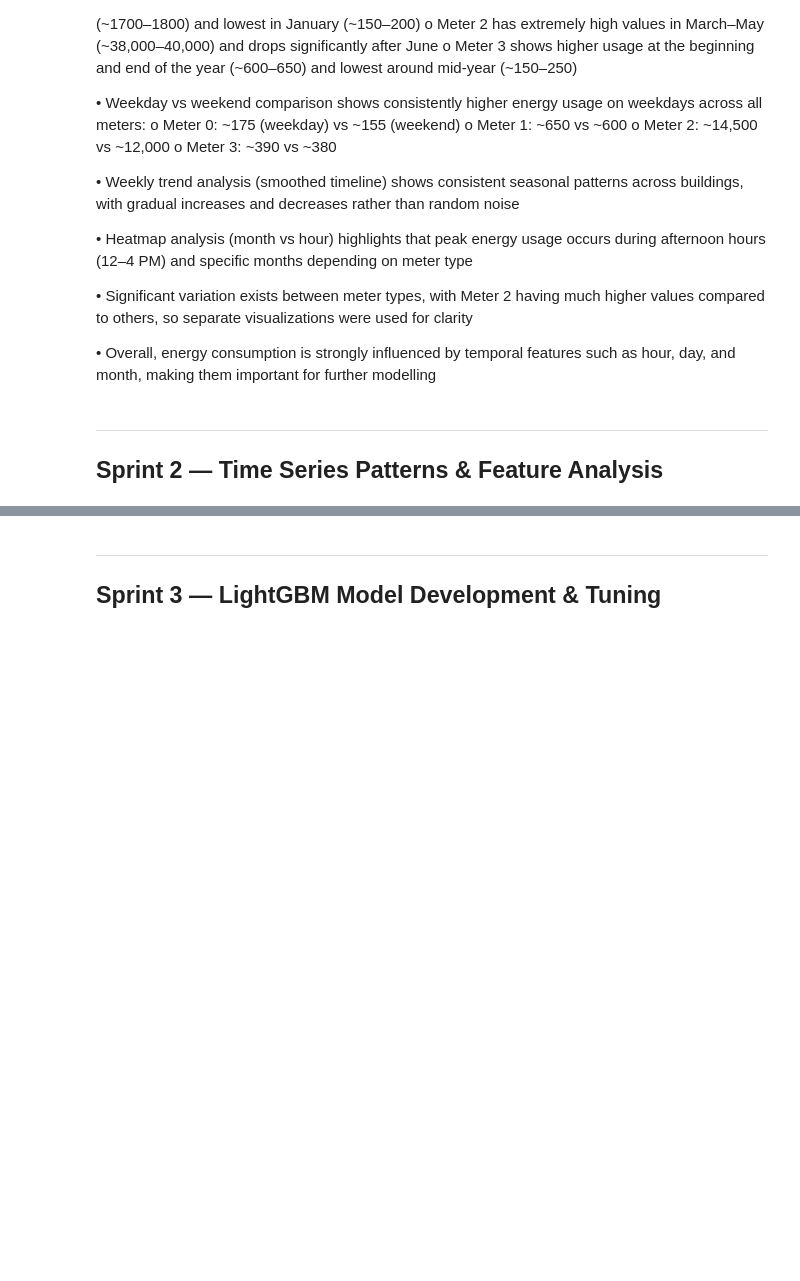
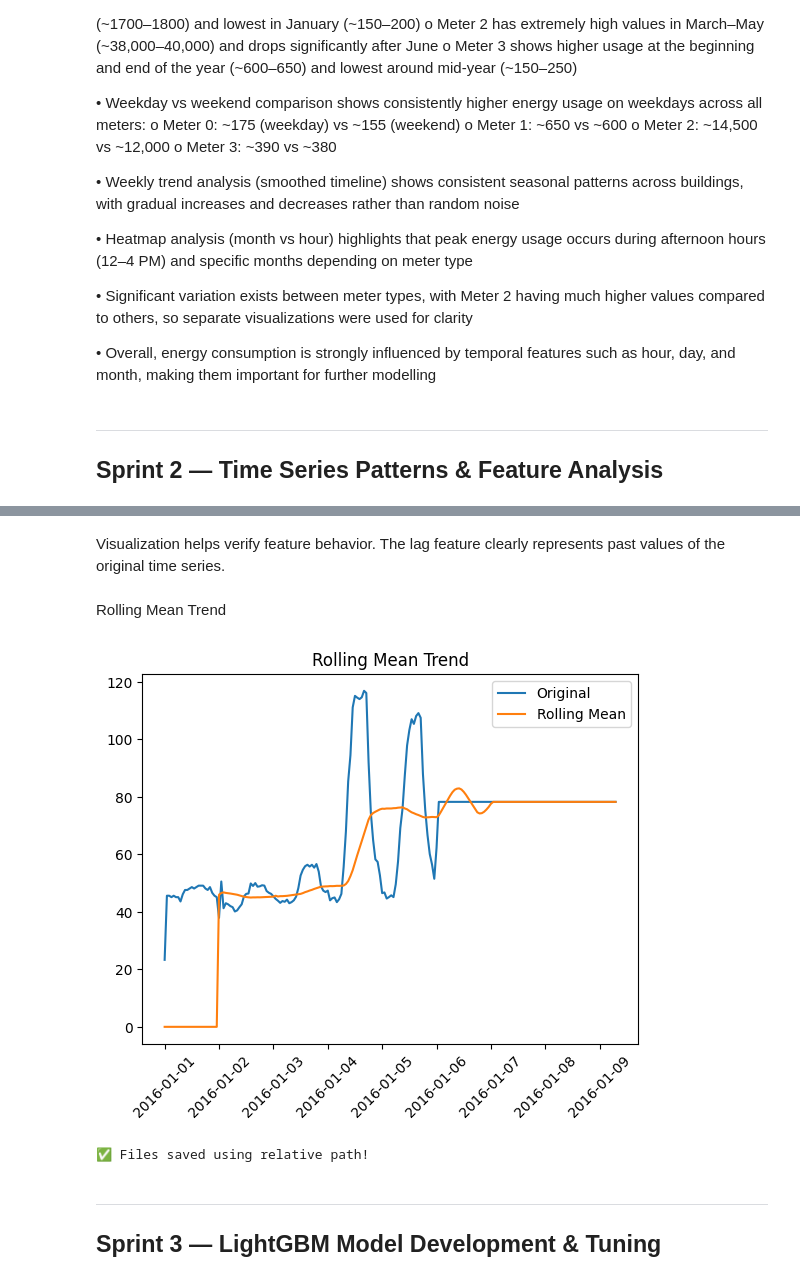
Before and after one commit to ZahraSabouri/CMT307_GreatEnergyPredictor, a Jupyter notebook: notebooks/Shivalika_Time_Series_Patterns.ipynb, the cells around one changed output, grey strips where cells are left out. Saved outputs shown, nothing was run; the diff lists cells and outputs as text; code cells hidden in the pictures; blank space fills up the shorter version.

```diff
--- a/notebooks/Shivalika_Time_Series_Patterns.ipynb
+++ b/notebooks/Shivalika_Time_Series_Patterns.ipynb
@@ -324,3 +627,36 @@ Key Findings:
+# %% [markdown]
+Visualization helps verify feature behavior.
+The lag feature clearly represents past values of the original time series.
+# %% [markdown]
+Rolling Mean Trend
+# %%
+plt.figure()
+plt.plot(sample['timestamp'], sample['meter_reading'], label='Original')
+plt.plot(sample['timestamp'], sample['rolling_mean_24h'], label='Rolling Mean')
+plt.legend()
+plt.title("Rolling Mean Trend")
+plt.xticks(rotation=45)
+plt.show()
+# %% [output]
+[figure, added]
+# %%
+# ==============================
+# SAVE DATA
+# ==============================
+
+import os
+
+output_path = "../data_processed"
+
+# create folder if not exists
+os.makedirs(output_path, exist_ok=True)
+
+train_df.to_csv(output_path + "/final_train_with_features.csv", index=False)
+test_df.to_csv(output_path + "/final_test_with_features.csv", index=False)
+
+print("✅ Files saved using relative path!")
+# %% [output]
+✅ Files saved using relative path!
 # %% [markdown]
 ---
 
```
Also changed, not shown: parts of 31 cells of this notebook.
